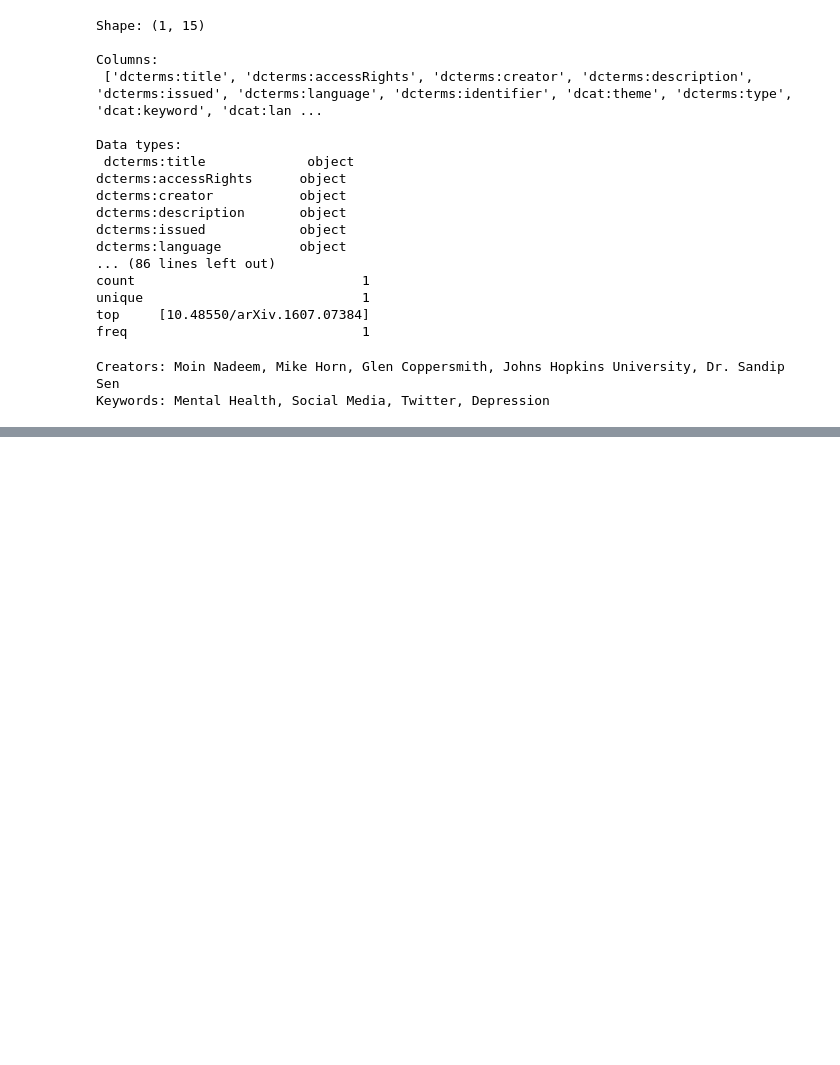
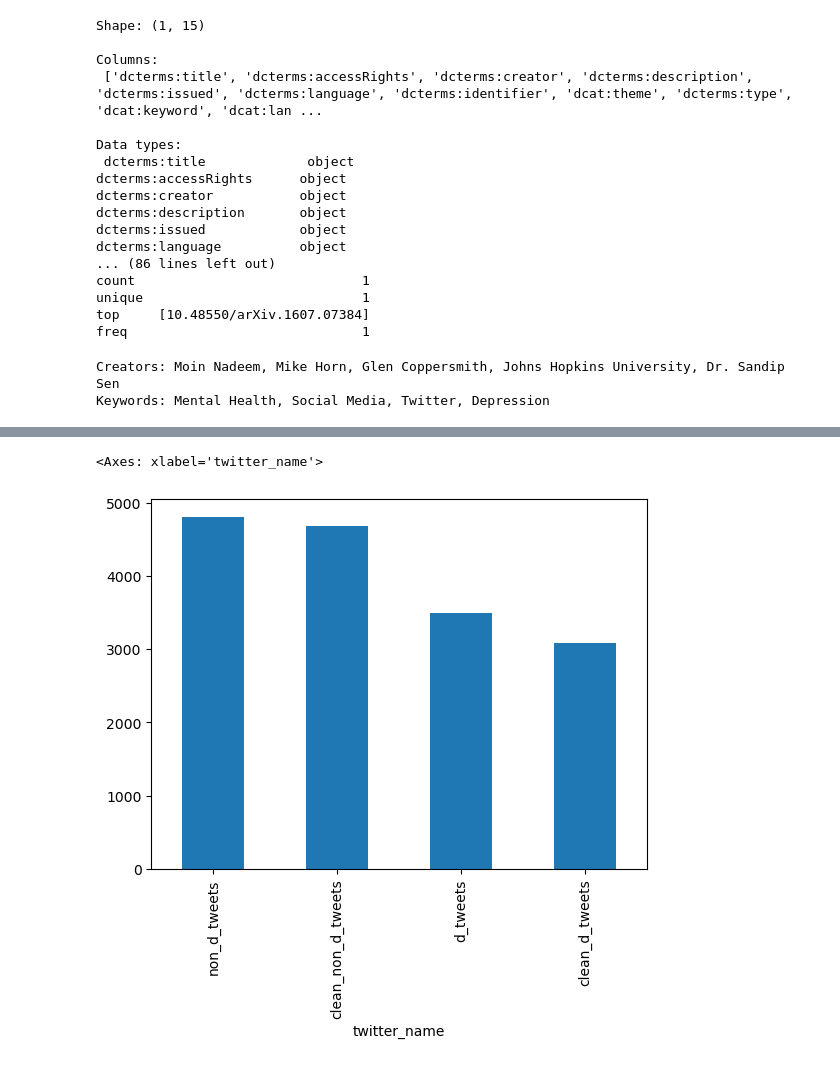
Before and after one commit to hlbels/crossplatform-mentalhealth-ml, a Jupyter notebook: MentalHealth.ipynb, the cells around one changed output, grey strips where cells are left out. Drawn from its saved outputs; the diff is of its cells as text; code cells hidden in the pictures; blank space fills up the shorter version.

```diff
--- a/MentalHealth.ipynb
+++ b/MentalHealth.ipynb
@@ -938,0 +923,5 @@ Keywords: Mental Health, Social Media, Twitter, Depression
+# %%
+combined_df1['twitter_name'].value_counts().plot(kind='bar')
+# %% [output]
+<Axes: xlabel='twitter_name'>
+[figure, added]
```
Also changed, not shown: parts of 20 cells of this notebook.
